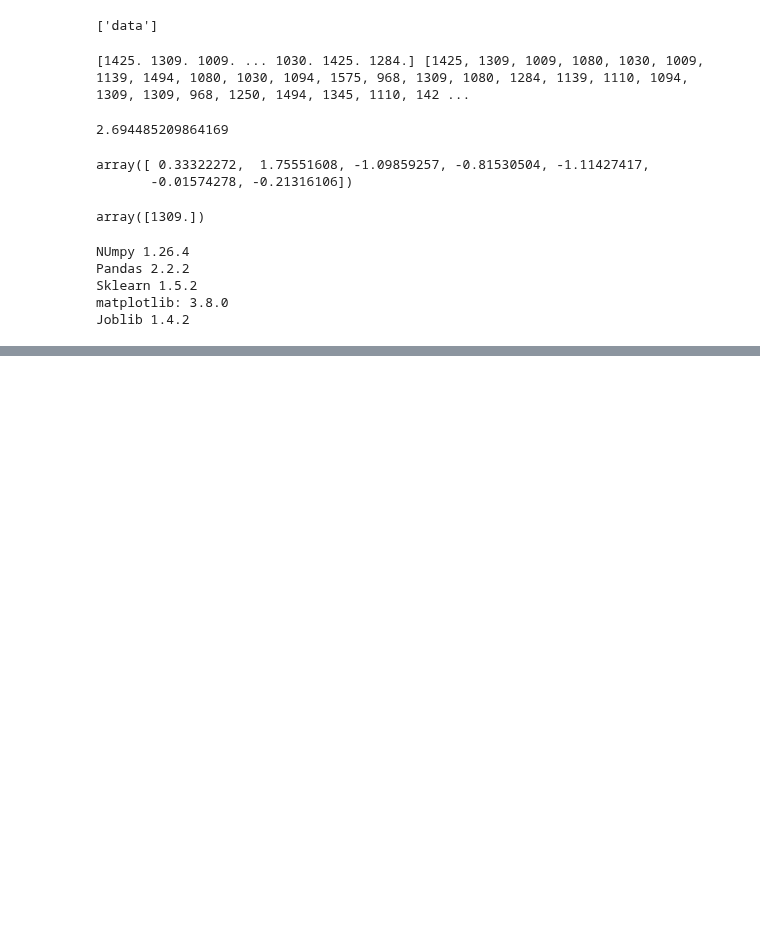
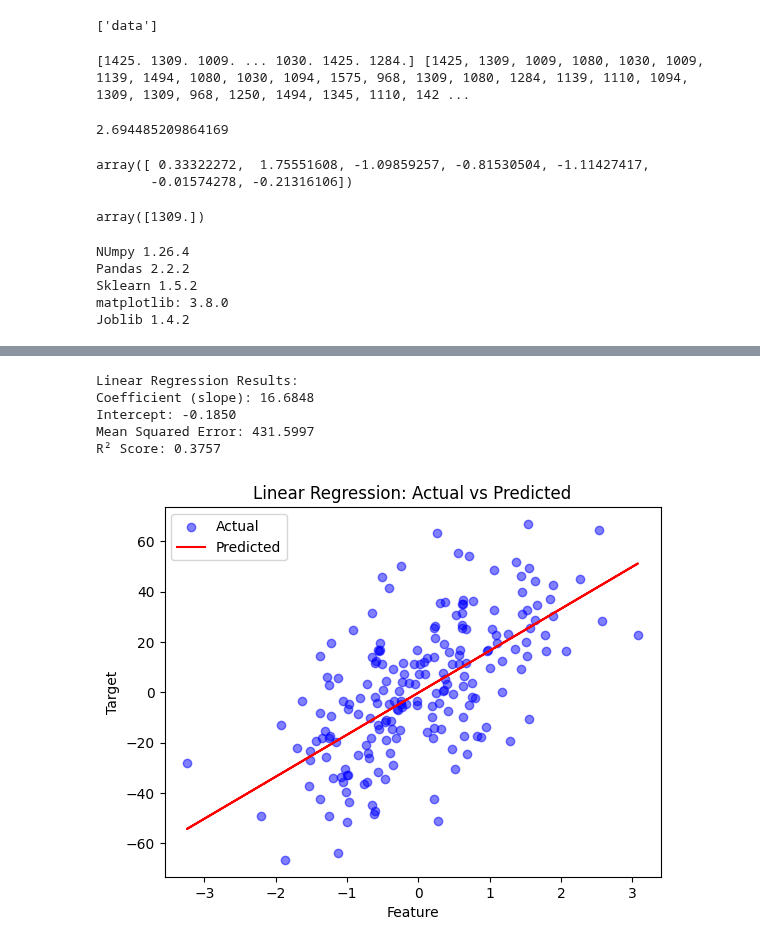
Before and after one commit to AbhiramChandra111/CROP-PRICE-PREDICTION, a Jupyter notebook: mini_project.ipynb, the cells around one changed output, grey strips where cells are left out. Cells and saved outputs as stored; diff of their text form; code cells hidden in the pictures; blank space fills up the shorter version.

```diff
--- a/mini_project.ipynb
+++ b/mini_project.ipynb
@@ -426,3 +426,13 @@ Pandas 2.2.2
 Sklearn 1.5.2
 matplotlib: 3.8.0
 Joblib 1.4.2
+# %%
+from sklearn.datasets import make_classification
+from sklearn.model_selection import train_test_split
+from sklearn.metrics import accuracy_score
+from sklearn.linear_model import LogisticRegression
+nb_samples = 1000
+x, y = make_classification(n_samples=nb_samples, n_features=2, n_informative=2, n_redundant=0, n_clusters_per_class=1)
+xtrain, xtest, ytrain, ytest = train_test_split(x, y, test_size=0.2, random_state=42)
+model = LogisticRegression()
+model.fit(xtrain, ytrain)
@@ -428,0 +495,68 @@ Joblib 1.4.2
+# %%
+# Import required libraries
+import numpy as np
+from sklearn.datasets import make_regression
+from sklearn.model_selection import train_test_split
+from sklearn.linear_model import LinearRegression
+from sklearn.metrics import mean_squared_error, r2_score
+
+# Generate synthetic dataset
+n_samples = 1000
+X, y = make_regression(
+    n_samples=n_samples,
+    n_features=1,  # Using 1 feature for easy visualization
+    noise=20,
+    random_state=42
+)
+
+# Split the data into training and testing sets
+X_train, X_test, y_train, y_test = train_test_split(
+    X,
+    y,
+    test_size=0.2,
+    random_state=42
+)
+
+# Initialize and train the linear regression model
+model = LinearRegression()
+model.fit(X_train, y_train)
+
+# Make predictions
+y_pred = model.predict(X_test)
+
+# Calculate metrics
+mse = mean_squared_error(y_test, y_pred)
+r2 = r2_score(y_test, y_pred)
+
+# Print results
+print("Linear Regression Results:")
+print(f"Coefficient (slope): {model.coef_[0]:.4f}")
+print(f"Intercept: {model.intercept_:.4f}")
+print(f"Mean Squared Error: {mse:.4f}")
+print(f"R² Score: {r2:.4f}")
+
+# Optional: Add visualization
+import matplotlib.pyplot as plt
+
+plt.scatter(X_test, y_test, color='blue', alpha=0.5, label='Actual')
+plt.plot(X_test, y_pred, color='red', label='Predicted')
+plt.xlabel('Feature')
+plt.ylabel('Target')
+plt.title('Linear Regression: Actual vs Predicted')
+plt.legend()
+plt.show()
+
+# Optional: If you want to make new predictions
+# Example of predicting for new values
+new_X = np.array([[2.0], [3.0], [4.0]])
+predictions = model.predict(new_X)
+print("\nPredictions for new values:")
+for x, pred in zip(new_X, predictions):
+    print(f"X = {x[0]:.1f}, Predicted y = {pred:.4f}")
+# %% [output]
+Linear Regression Results:
+Coefficient (slope): 16.6848
+Intercept: -0.1850
+Mean Squared Error: 431.5997
+R² Score: 0.3757
+[figure, added]
```
Also changed, not shown: parts of 9 cells of this notebook.
